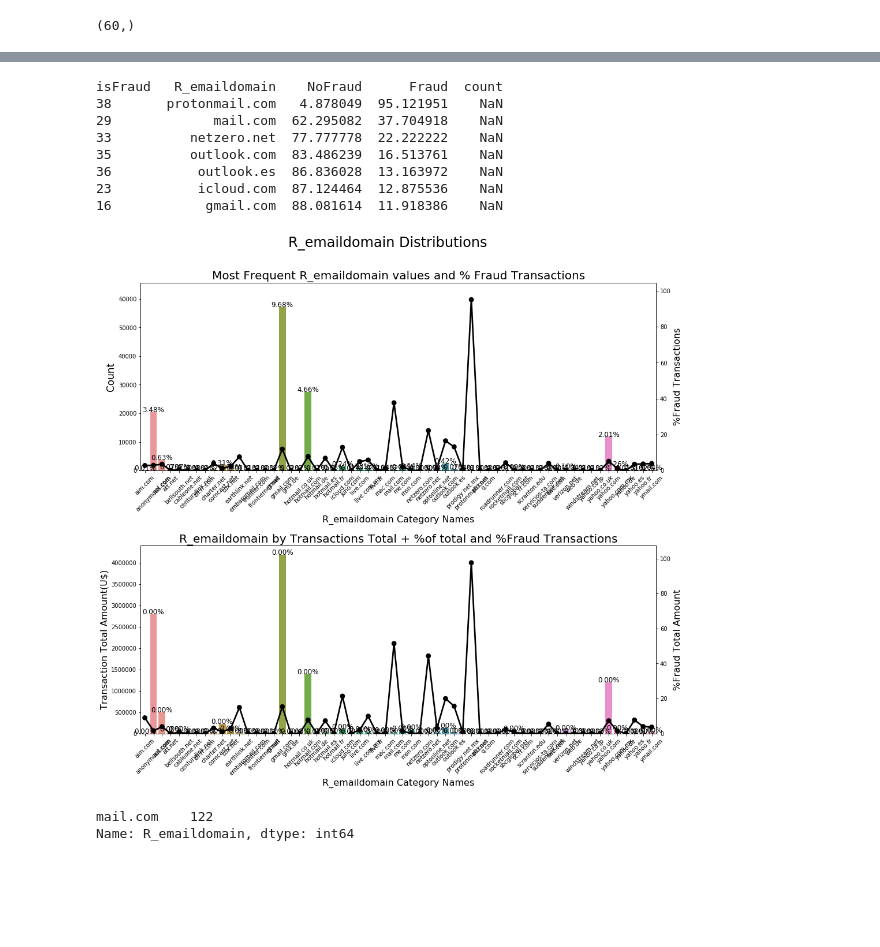
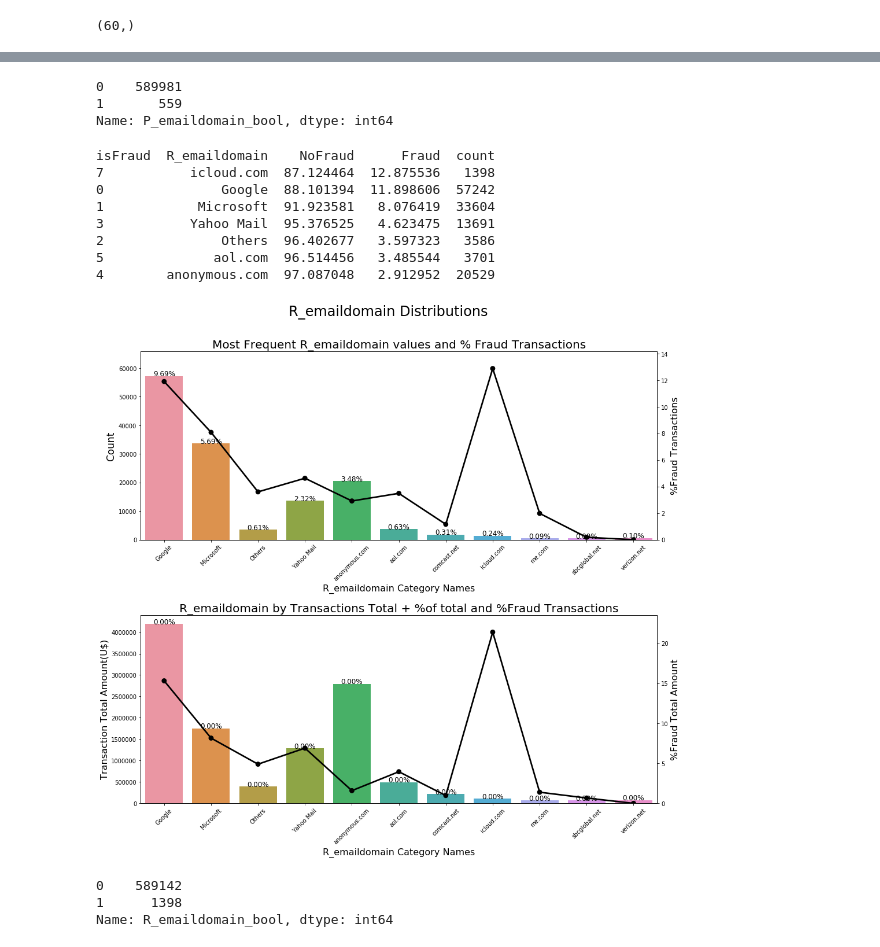
Before and after one commit to MattLee27/ML-DL-study, a Jupyter notebook: ieee_cis/gb2.ipynb, the cells around one changed output, grey strips where cells are left out. Drawn from its saved outputs; the diff is of its cells as text; code cells hidden in the pictures; blank space fills up the shorter version.

Commit message:
include-email-binary

```diff
--- a/ieee_cis/gb2.ipynb
+++ b/ieee_cis/gb2.ipynb
@@ -223,31 +271,69 @@ isFraud   P_emaildomain    NoFraud      Fraud
+# %%
+df_train['P_emaildomain_bool'] = (df_train['P_emaildomain'] == 'mail.com').apply(
+lambda x:1 if x else 0)
+df_test['P_emaildomain_bool'] = (df_test['P_emaildomain'] == 'mail.com').apply(
+lambda x:1 if x else 0)
+df_train['P_emaildomain_bool'].value_counts()
+# %% [output]
+0    589981
+1       559
+Name: P_emaildomain_bool, dtype: int64
+# %%
+df_train.loc[df_train['R_emaildomain'].isin(['gmail.com', 'gmail']),'R_emaildomain'] = 'Google'
+df_test.loc[df_test['R_emaildomain'].isin(['gmail.com', 'gmail']),'R_emaildomain'] = 'Google'
+
+df_train.loc[df_train['R_emaildomain'].isin(['yahoo.com', 'yahoo.com.mx',  'yahoo.co.uk',
+                                         'yahoo.co.jp', 'yahoo.de', 'yahoo.fr',
+                                         'yahoo.es']), 'R_emaildomain'] = 'Yahoo Mail'
+df_test.loc[df_test['R_emaildomain'].isin(['yahoo.com', 'yahoo.com.mx',  'yahoo.co.uk',
+                                         'yahoo.co.jp', 'yahoo.de', 'yahoo.fr',
+                                         'yahoo.es']), 'R_emaildomain'] = 'Yahoo Mail'
+
+df_train.loc[df_train['R_emaildomain'].isin(['hotmail.com','outlook.com','msn.com', 'live.com.mx',
+                                         'hotmail.es','hotmail.co.uk', 'hotmail.de',
+                                         'outlook.es', 'live.com', 'live.fr',
+                                         'hotmail.fr']), 'R_emaildomain'] = 'Microsoft'
+df_test.loc[df_test['R_emaildomain'].isin(['hotmail.com','outlook.com','msn.com', 'live.com.mx',
+                                         'hotmail.es','hotmail.co.uk', 'hotmail.de',
+                                         'outlook.es', 'live.com', 'live.fr',
+                                         'hotmail.fr']), 'R_emaildomain'] = 'Microsoft'
+
+df_train.loc[df_train.R_emaildomain.isin(df_train.R_emaildomain\
+                                         .value_counts()[df_test.R_emaildomain.value_counts() <= 500 ]\
+                                         .index), 'R_emaildomain'] = "Others"
+df_test.loc[df_test.R_emaildomain.isin(df_test.R_emaildomain\
+                                         .value_counts()[df_test.R_emaildomain.value_counts() <= 500 ]\
+                                         .index), 'R_emaildomain'] = "Others"
+
+#df_train.R_emaildomain.fillna("NoInf", inplace=True)
 # %%
-# R_emaildomain은 애매함. 일단 놔두기
+# R_emaildomain은 애매함. 일단 놔두기?
 # 근데 이거로 봤을때 Fraud%가 높은 것들이 있음. 이걸로 binary를 판단하기?
 tmp = pd.crosstab(df_train['R_emaildomain'], df_train['isFraud'], normalize='index') * 100
 tmp = tmp.reset_index()
-tmp['count'] = df_train['R_emaildomain'].value_counts()[
-    df_train['R_emaildomain'].value_counts().index == tmp['R_emaildomain']
-]
+tmp['count'] = df_train['R_emaildomain'].value_counts()[tmp['R_emaildomain']].values
 tmp.rename(columns={0:'NoFraud', 1:'Fraud'}, inplace=True)
 print(tmp.sort_values(by='Fraud', ascending=False).head(7))
 # df_train['R_emaildomain'] = ((df_train['R_emaildomain'] == 'icloud.com') |
 #                             (df_train['R_emaildomain'] == 'icloud.com'))
 ploting_cnt_amt(df_train, 'R_emaildomain')
 # %% [output]
-isFraud   R_emaildomain    NoFraud      Fraud  count
-38       protonmail.com   4.878049  95.121951    NaN
-29             mail.com  62.295082  37.704918    NaN
-33          netzero.net  77.777778  22.222222    NaN
-35          outlook.com  83.486239  16.513761    NaN
-36           outlook.es  86.836028  13.163972    NaN
-23           icloud.com  87.124464  12.875536    NaN
-16            gmail.com  88.081614  11.918386    NaN
+isFraud  R_emaildomain    NoFraud      Fraud  count
+7           icloud.com  87.124464  12.875536   1398
+0               Google  88.101394  11.898606  57242
+1            Microsoft  91.923581   8.076419  33604
+3           Yahoo Mail  95.376525   4.623475  13691
+2               Others  96.402677   3.597323   3586
+5              aol.com  96.514456   3.485544   3701
+4        anonymous.com  97.087048   2.912952  20529
-[figure, old version]
+[figure, new version]
-# %%
-#tmp['R_emaildomain']
-df_train['R_emaildomain'].value_counts()[
-    df_train['R_emaildomain'].value_counts().index == tmp['R_emaildomain']
-]
-# %% [output]
-mail.com    122
-Name: R_emaildomain, dtype: int64
+# %%
+df_train['R_emaildomain_bool'] = (df_train['R_emaildomain'] == 'icloud.com').apply(
+lambda x:1 if x else 0)
+df_test['R_emaildomain_bool'] = (df_test['R_emaildomain'] == 'icloud.com').apply(
+lambda x:1 if x else 0)
+df_train['R_emaildomain_bool'].value_counts()
+# %% [output]
+0    589142
+1      1398
+Name: R_emaildomain_bool, dtype: int64
```
Also changed, not shown: parts of 26 cells of this notebook.
